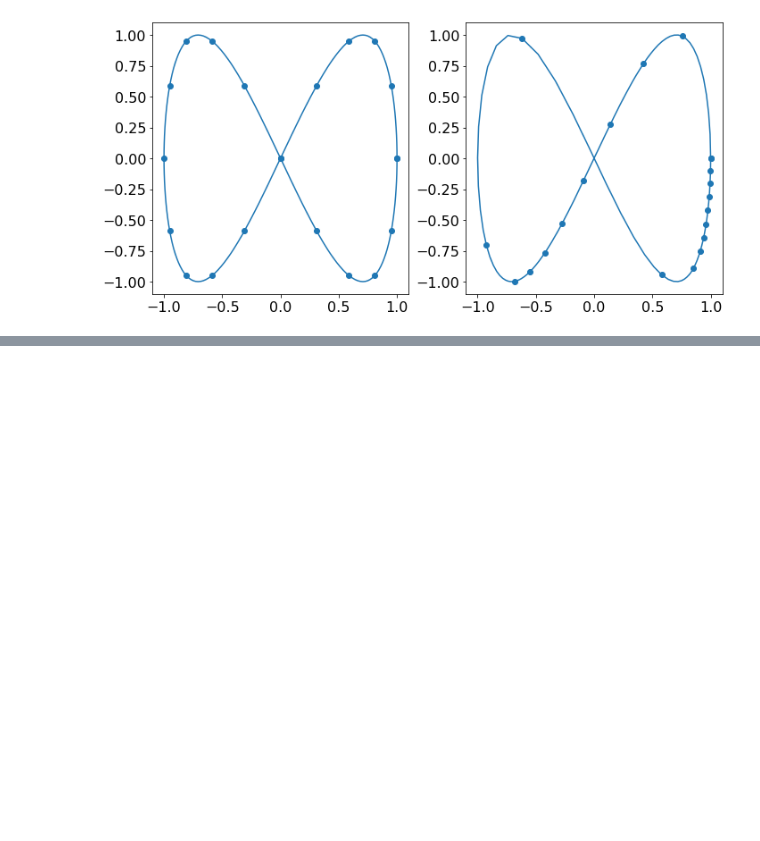
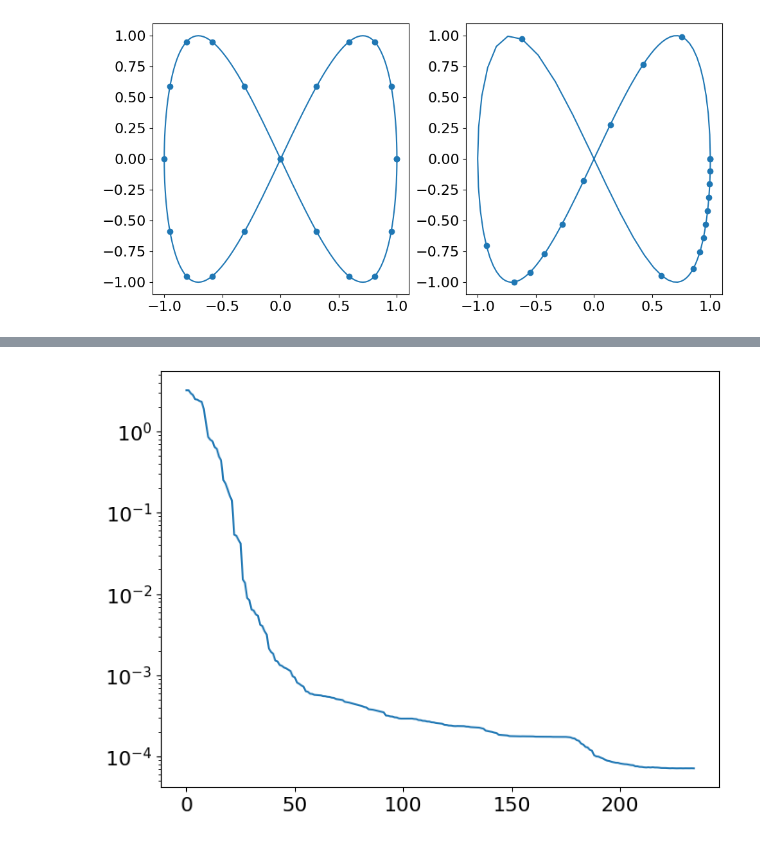
Before and after one commit to jorgenriseth/deepshape, a Jupyter notebook: example-notebooks/curves-reparametrization.ipynb, the cells around one changed output, grey strips where cells are left out. Drawn from its saved outputs; the diff is of its cells as text; code cells hidden in the pictures; blank space fills up the shorter version.

```diff
--- a/example-notebooks/curves-reparametrization.ipynb
+++ b/example-notebooks/curves-reparametrization.ipynb
@@ -106,0 +111,6 @@ plt.show()
+# %%
+plt.figure()
+plt.semilogy(error)
+plt.show()
+# %% [output]
+[figure, added]
```
Also changed, not shown: parts of 5 cells of this notebook, 18 other files.
